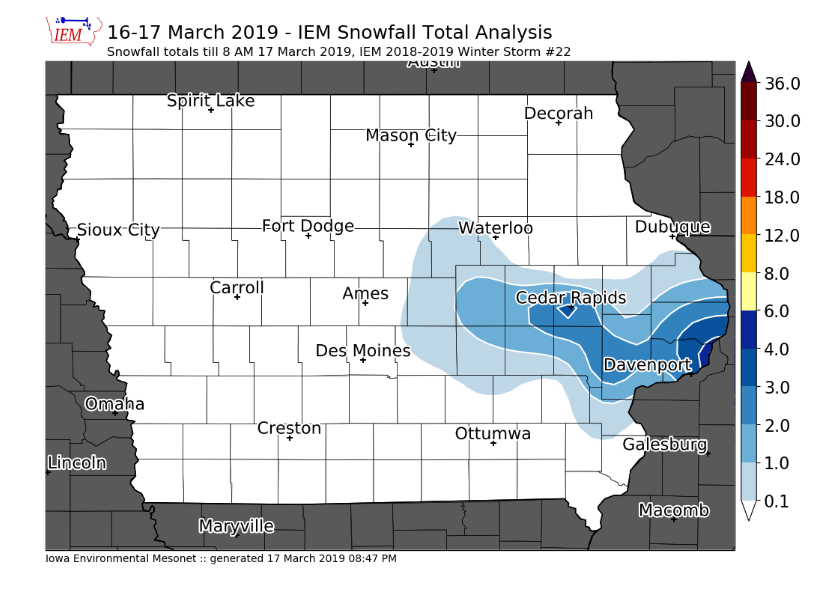
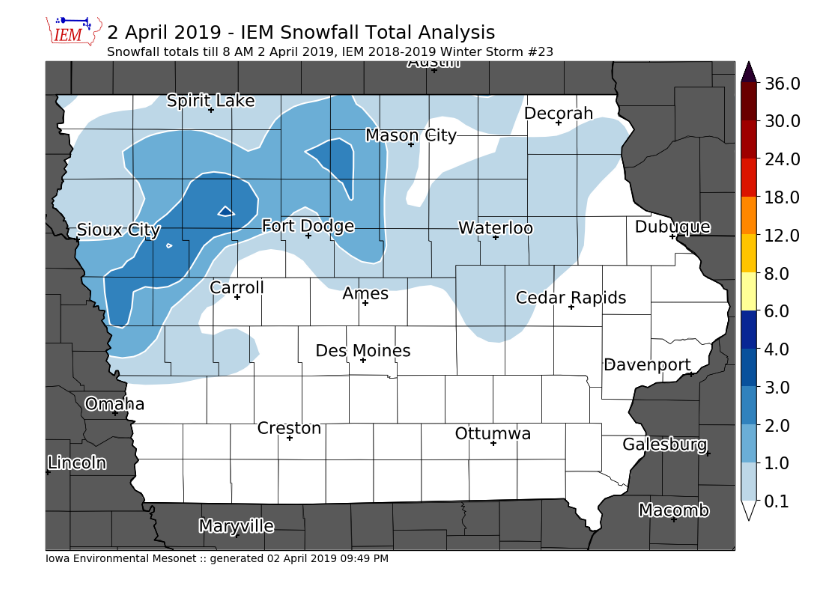
Before and after one commit to akrherz/DEV, a Jupyter notebook: coop/feature_snowfall_analysis.ipynb, the cells around one changed output. Saved outputs shown, nothing was run; the diff lists cells and outputs as text; code cells hidden in the pictures.

Commit message:
winter storm 23

```diff
--- a/coop/feature_snowfall_analysis.ipynb
+++ b/coop/feature_snowfall_analysis.ipynb
@@ -1,7 +1,7 @@
 # %%
 ####################
 # vvvvvvvvvvvvvvvvvvvvvvvvv
-STORM_NUMBER = 22
+STORM_NUMBER = 23
 SEASON = "1819"
 # ^^^^^^^^^^^^^^^^^^^^^^^^^
 ####################
@@ -81,9 +81,9 @@ def get_coop(dates):
     IEM.close()
     return data
 
-crows = get_coop( ['2019-03-17', '2019-03-18'] )
-sts = utc(2019, 3, 17, 0)
-ets = utc(2019, 3, 28, 12, 0)
+crows = get_coop( ['2019-04-02', '2019-04-03'] )
+sts = utc(2019, 4, 2, 0)
+ets = utc(2019, 4, 28, 12, 0)
 lrows = get_lsrs(sts, ets)
 
 df = pd.DataFrame(crows + lrows)
@@ -130,12 +130,10 @@ Found 663 observations (631 coop/32 lsrs) for consideration
 # %%
-cull = ['IA-BH-17', 'VNTI4']
+cull = ['DSXI4', 'MCWI4', 'SPRI4']
 if cull:
     dfall.at[cull, 'useme'] = False
 
 hardcode = [
-    ('IA-SR-19', 0.0001),
-    ('l19', 1.1),
-    ('l16', 2.0),
+    ('SLBI4', 2.0),
 
 ]
 
@@ -219,14 +217,14 @@ Attributes:
 # %%
 # now we are ready to plot!
 
 m = MapPlot(sector='iowa',
-            title='16-17 March 2019 - IEM Snowfall Total Analysis',
-            subtitle=("Snowfall totals till 8 AM 17 March 2019, "
+            title='2 April 2019 - IEM Snowfall Total Analysis',
+            subtitle=("Snowfall totals till 8 AM 2 April 2019, "
                       "IEM 2018-2019 Winter Storm #%s") % (STORM_NUMBER, ))
 vals = m.contourf(grid.longitude, grid.latitude, grid.vals, clevs, cmap=cmap)
 #m.plot_values(np.array(df2.lon), np.array(df2.lat), np.array(df2.val), '%.2f')
 m.drawcounties()
 m.drawcities()
-m.postprocess(filename='190317.png')
+m.postprocess(filename='190302.png')
 # %% [output]
-[figure, old version]
+[figure, new version]
```
Also changed, not shown: parts of 2 cells of this notebook.
